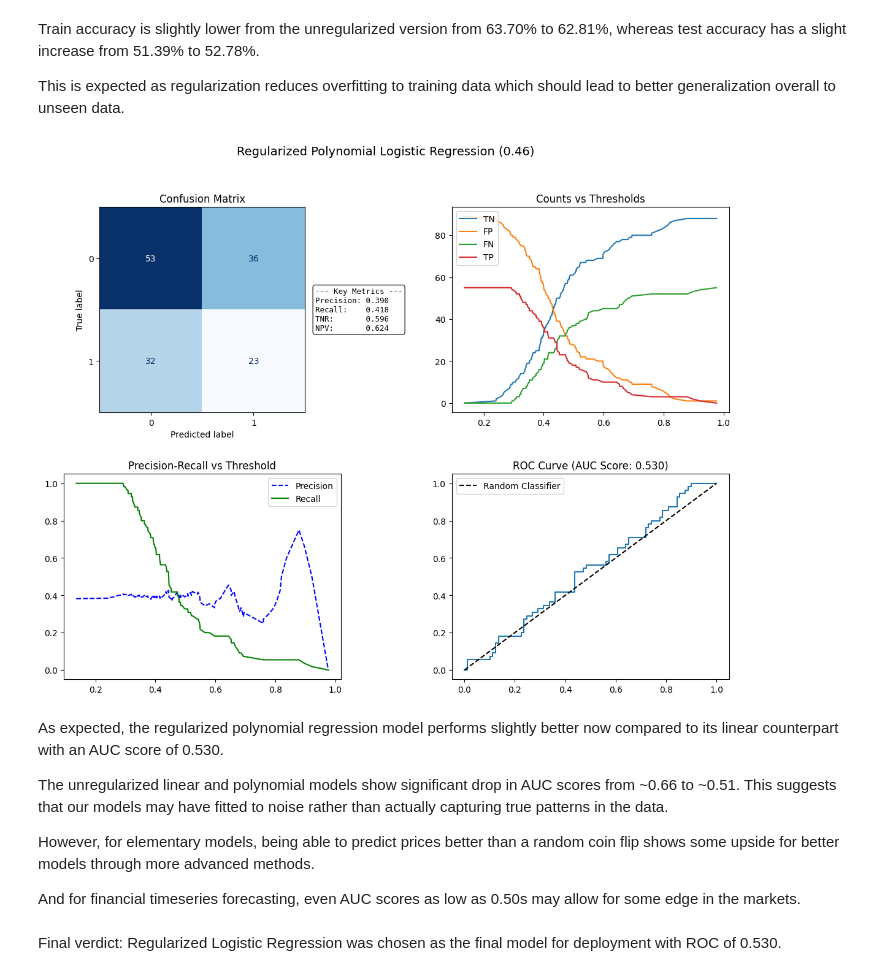
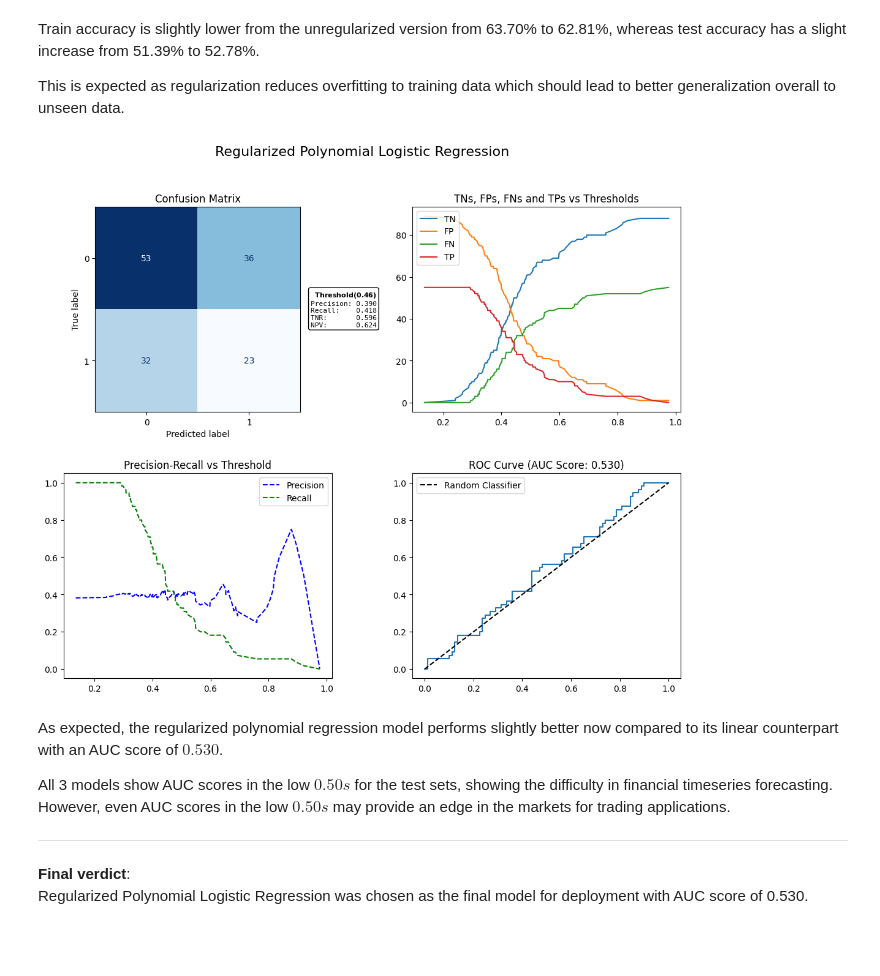
Before and after one commit to mateusy7/stock-price-ml-classifier-v1, a Jupyter notebook: notebooks/05_model_evaluation.ipynb, the cells around one changed output. Cells and saved outputs as stored; diff of their text form; code cells hidden in the pictures; blank space fills up the shorter version.

```diff
--- a/notebooks/05_model_evaluation.ipynb
+++ b/notebooks/05_model_evaluation.ipynb
@@ -337,7 +314,7 @@ The regularization parameter is set to 20. A higher value increases penalizes th
 w3_in = np.zeros(X_poly_train_norm.shape[1])
 b3_in = 0
 w3, b3 = run_gradient_descent(X_poly_train_norm.values, y_poly_train['signal'].values, w3_in, b3_in, compute_cost,
-                                            compute_gradient, alpha=0.1, num_iters=50000, lambda_=20)
+                                            compute_gradient, alpha=0.1, num_iters=50000, lambda_=20, display=False)
 
 f_wb5, p5 = predict(X_poly_train_norm, w3, b3, p=0.46) # computed just to see train accuracy of regularized polynomial logistic regression
 print(f"Train accuracy: {np.mean(p5==y_poly_train['signal'].values) * 100:0.2f}%")
@@ -364,19 +329,11 @@ Train accuracy is slightly lower from the unregularized version from 63.70% to 6
 
 This is expected as regularization reduces overfitting to training data which should lead to better generalization overall to unseen data.
 # %%
-evaluate_classification_performance_2(y_poly_test, p6, f_wb6,
-                                      confusion_matrix_at_thresholds,
-                                    precision_recall_curve,
-                                    roc_curve,
-                                    roc_auc_score,
-                                    'Regularized Polynomial Logistic Regression (0.46)')
+evaluate_classification_performance(y_poly_test, p6, f_wb6, threshold=0.46, title='Regularized Polynomial Logistic Regression')
 # %% [output]
-[figure, old version]
+[figure, new version]
 # %% [markdown]
-As expected, the regularized polynomial regression model performs slightly better now compared to its linear counterpart with an AUC score of 0.530.
+As expected, the regularized polynomial regression model performs slightly better now compared to its linear counterpart with an AUC score of $0.530$.
 
-The unregularized linear and polynomial models show significant drop in AUC scores from ~0.66 to ~0.51. This suggests that our models may have fitted to noise rather than actually capturing true patterns in the data.
-
-However, for elementary models, being able to predict prices better than a random coin flip shows some upside for better models through more advanced methods.
-
-And for financial timeseries forecasting, even AUC scores as low as 0.50s may allow for some edge in the markets.
+All 3 models show AUC scores in the low $0.50s$ for the test sets, showing the difficulty in financial timeseries forecasting. However, even AUC scores in the low $0.50s$ may provide an edge in the markets for trading applications.
+___
@@ -397,2 +340,3 @@ with open('../model.pkl', 'wb') as f:
 # %% [markdown]
-Final verdict: Regularized Logistic Regression was chosen as the final model for deployment with ROC of 0.530.
+**Final verdict**:
+Regularized Polynomial Logistic Regression was chosen as the final model for deployment with AUC score of 0.530.
```
Also changed, not shown: parts of 15 cells of this notebook, 3 other files.
